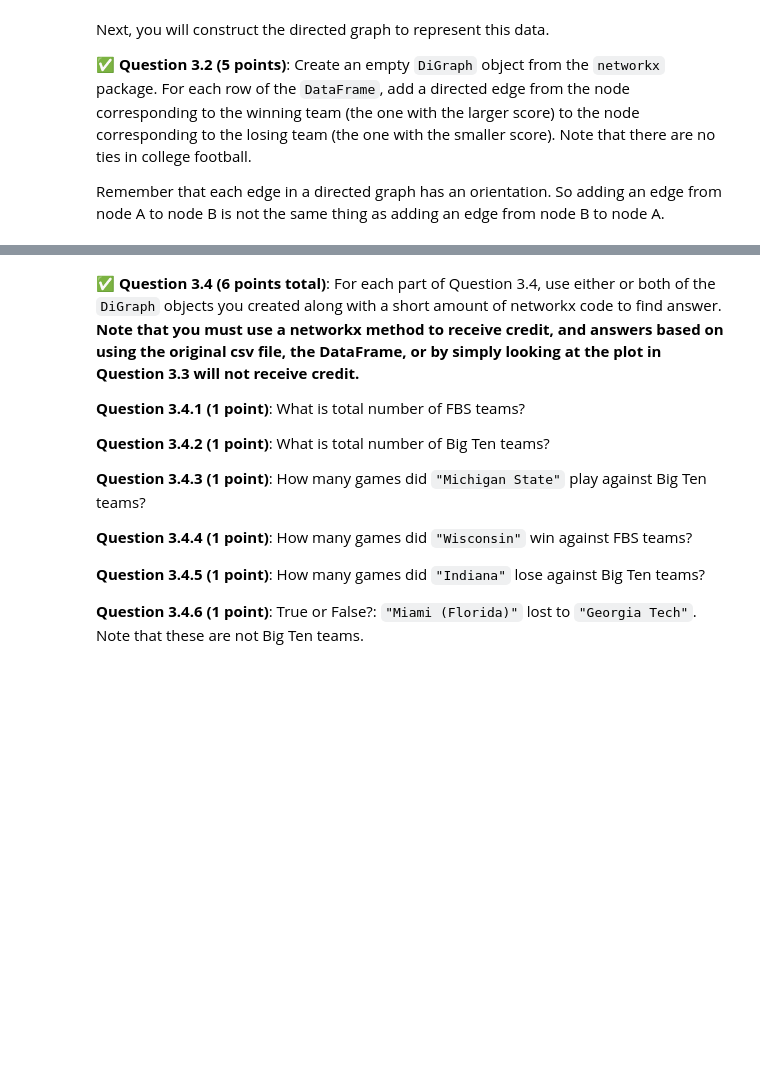
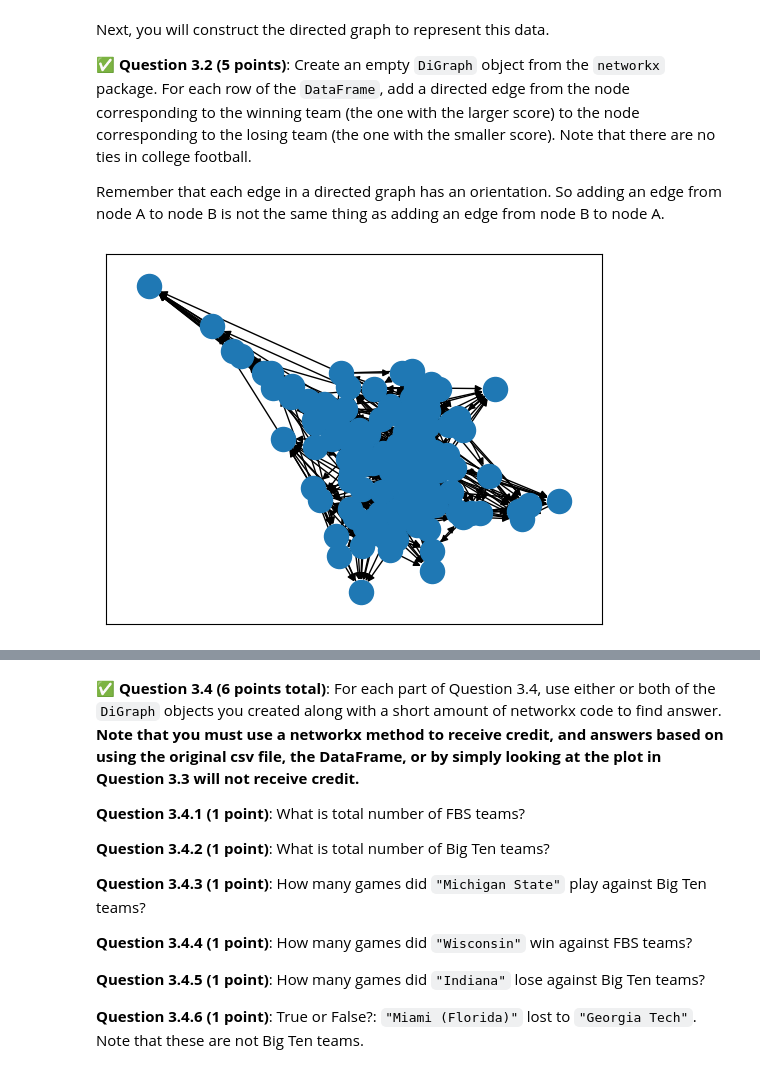
Before and after one commit to barry-huu/CMSE202-s24-turnin, a Jupyter notebook: hw-02/HW-02_ABMandGraphTheory-STUDENT.ipynb, the cells around one changed output, grey strips where cells are left out. Cells and saved outputs as stored; diff of their text form; code cells hidden in the pictures; blank space fills up the shorter version.

```diff
--- a/hw-02/HW-02_ABMandGraphTheory-STUDENT.ipynb
+++ b/hw-02/HW-02_ABMandGraphTheory-STUDENT.ipynb
@@ -374,0 +373,6 @@ Each row contains data from one game between two FBS teams. The first column con
+# %%
+# Put your code for Question 3.1 here:
+import pandas as pd
+df = pd.read_csv("NCAAFootballScores2023.csv")
+df.columns = ["Date", "Team 1", "Team 1 points", "Team 2", "Team 2 points"]
+df
@@ -383,3 +399,24 @@ Remember that each edge in a directed graph has an orientation. So adding an edg
+# %%
+# Put your code for Question 3.2 here:
+import networkx as nx
+
+graph= nx.DiGraph()
+
+for i,j in df.iterrows():
+    if j.iloc[2] > j.iloc[4]:
+        graph.add_edge(j.iloc[1], j.iloc[3])
+    else:
+        graph.add_edge(j.iloc[3], j.iloc[1])
+# Extract positions for plotting
+
+pos = nx.spring_layout(graph)
+
+nx.draw_networkx_nodes(graph, pos)
+nx.draw_networkx_edges(graph, pos)
+
+plt.show()
+# %% [output]
+[figure, added]
 # %% [markdown]
 This graph has over 100 nodes and hundreds of edges, so it will be hard to look at the entire graph at once. But we can construct and display a small subgraph of the entire directed graph.
 
```
Also changed, not shown: parts of 20 cells of this notebook.
